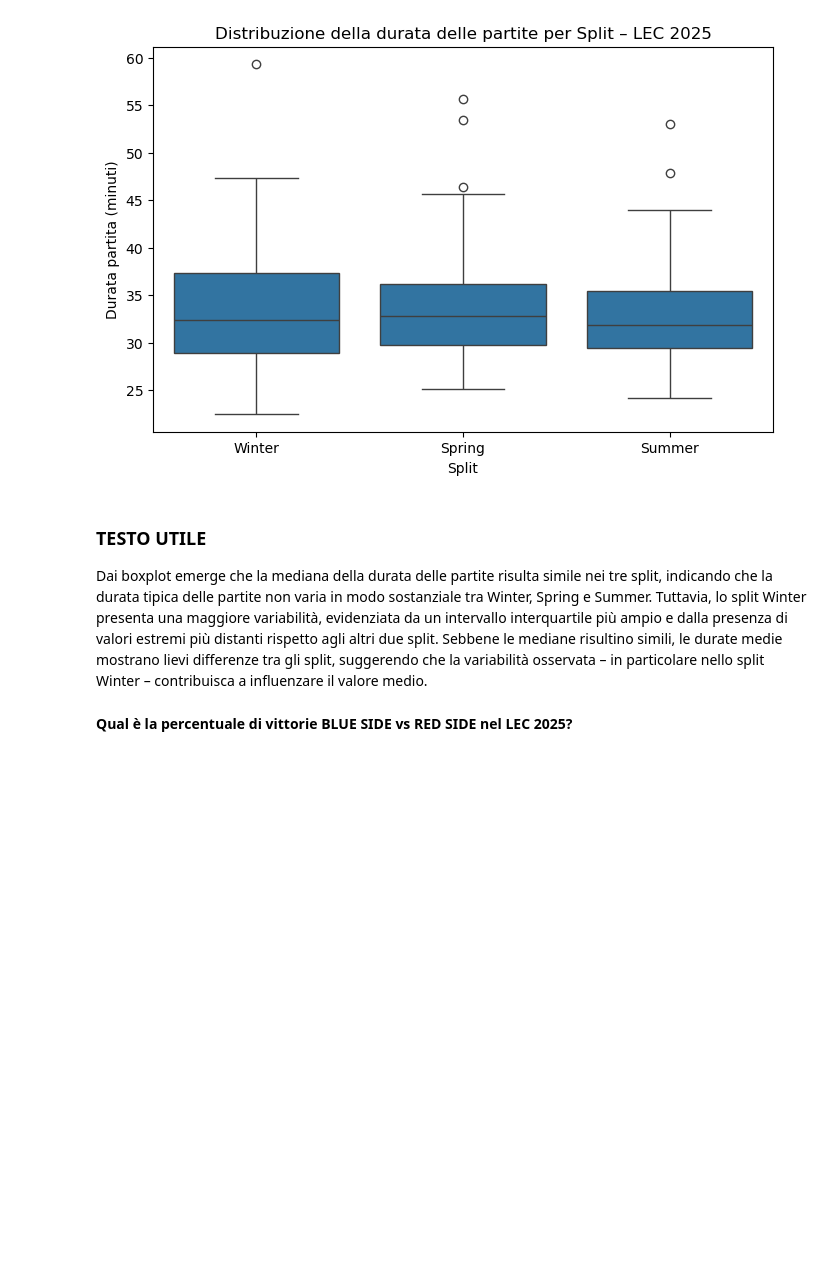
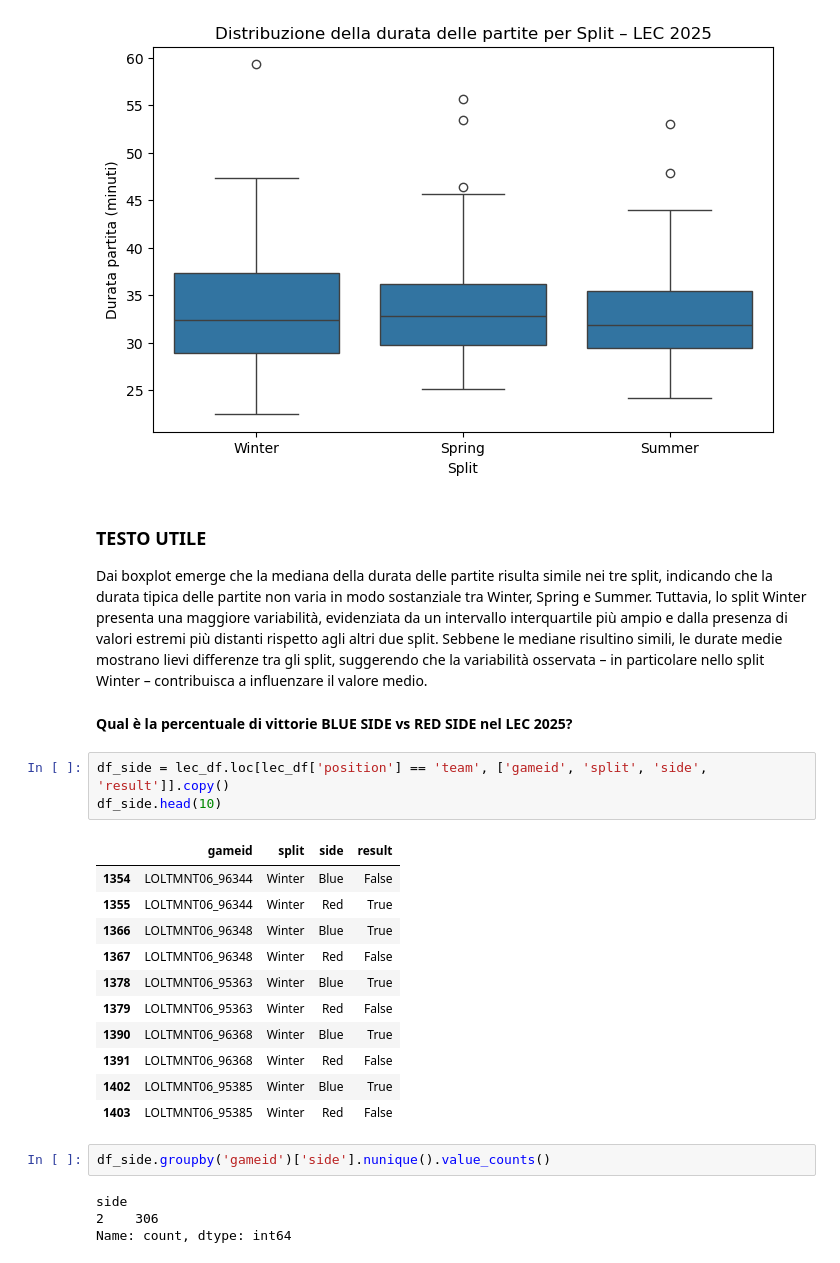
Before and after one commit to AnalystEca/G2-project-analysis, a Jupyter notebook: G2_analisi.ipynb, the cells around one changed output. Saved outputs shown, nothing was run; the diff lists cells and outputs as text; blank space fills up the shorter version.

```diff
--- a/G2_analisi.ipynb
+++ b/G2_analisi.ipynb
@@ -265,3 +265,24 @@ Tuttavia, lo split Winter presenta una maggiore variabilità, evidenziata da un
 Sebbene le mediane risultino simili, le durate medie mostrano lievi differenze tra gli split, suggerendo che la variabilità osservata – in particolare nello split Winter – contribuisca a influenzare il valore medio.
 # %% [markdown]
 **Qual è la percentuale di vittorie BLUE SIDE vs RED SIDE nel LEC 2025?**
+# %%
+df_side = lec_df.loc[lec_df['position'] == 'team', ['gameid', 'split', 'side', 'result']].copy()
+df_side.head(10)
+# %% [output]
+|  | gameid | split | side | result |
+| 1354 | LOLTMNT06_96344 | Winter | Blue | False |
+| 1355 | LOLTMNT06_96344 | Winter | Red | True |
+| 1366 | LOLTMNT06_96348 | Winter | Blue | True |
+| 1367 | LOLTMNT06_96348 | Winter | Red | False |
+| 1378 | LOLTMNT06_95363 | Winter | Blue | True |
+| 1379 | LOLTMNT06_95363 | Winter | Red | False |
+| 1390 | LOLTMNT06_96368 | Winter | Blue | True |
+| 1391 | LOLTMNT06_96368 | Winter | Red | False |
+| 1402 | LOLTMNT06_95385 | Winter | Blue | True |
+| 1403 | LOLTMNT06_95385 | Winter | Red | False |
+# %%
+df_side.groupby('gameid')['side'].nunique().value_counts()
+# %% [output]
+side
+2    306
+Name: count, dtype: int64
```
Also changed, not shown: parts of 4 cells of this notebook.
